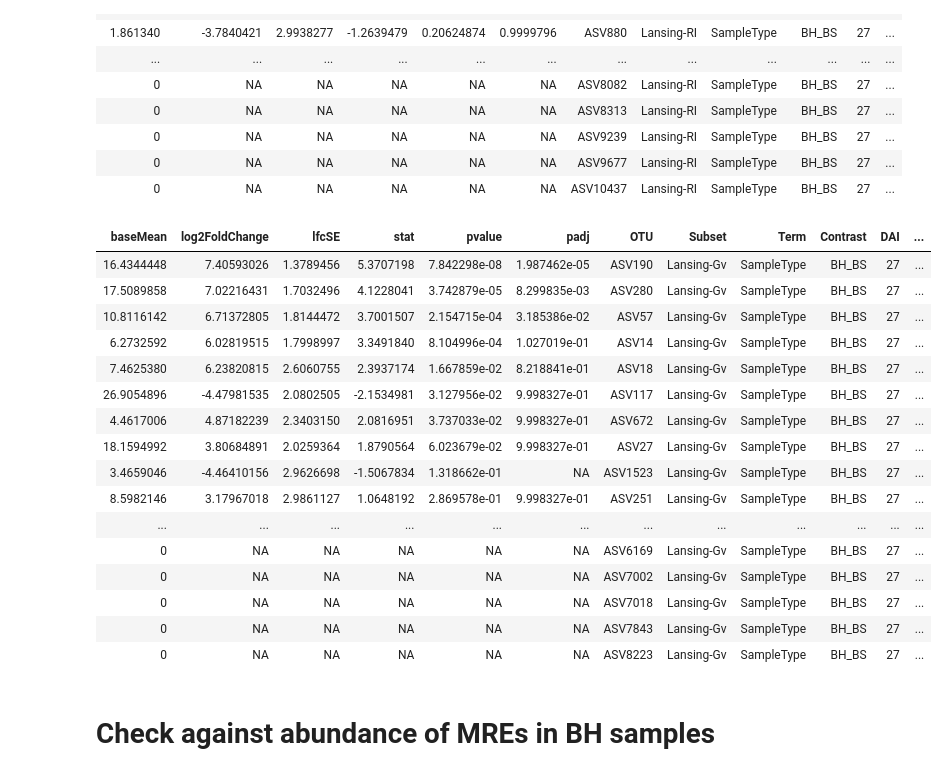
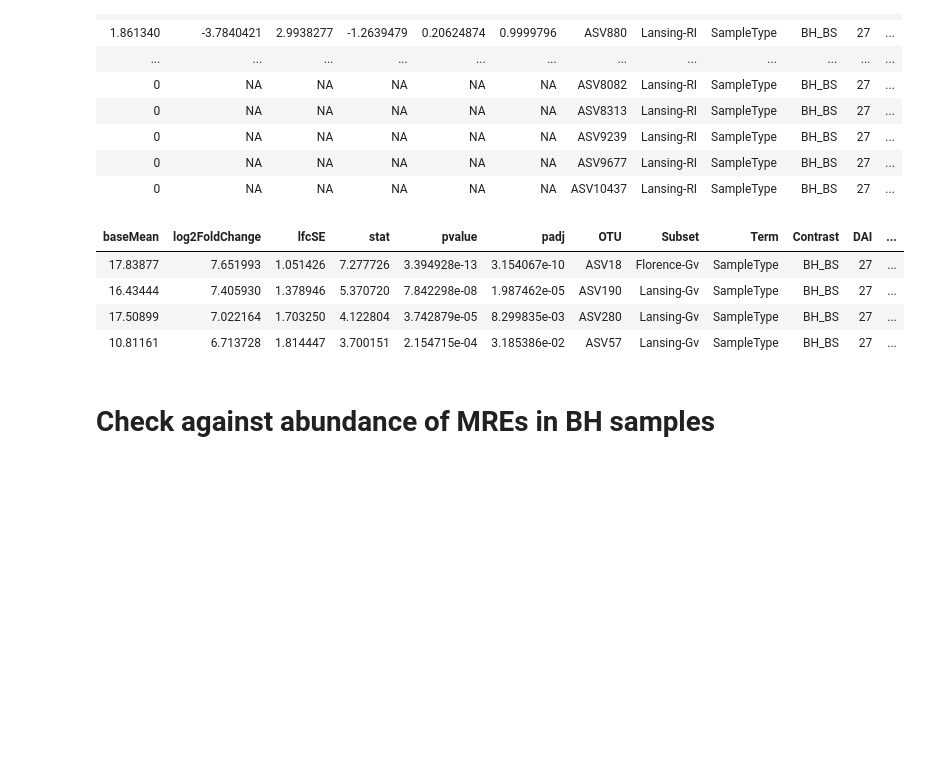
Before and after one commit to bdemmett/Hyphosphere, a Jupyter notebook: notebooks/MiSeqRuns/8-3EXP_DESeq2.ipynb, the cells around one changed output. Saved outputs shown, nothing was run; the diff lists cells and outputs as text; code cells hidden in the pictures; blank space fills up the shorter version.

```diff
--- a/notebooks/MiSeqRuns/8-3EXP_DESeq2.ipynb
+++ b/notebooks/MiSeqRuns/8-3EXP_DESeq2.ipynb
@@ -708,0 +822,27 @@ write.table(out, file = outfile, row.names = FALSE, sep = '\t')
+# %%
+sample_data(tmp)$SoilxFungus = paste(sample_data(tmp)$Soil, sample_data(tmp)$Fungus, sep = '-')
+sample_data(tmp)$Rep = factor(sample_data(tmp)$Rep)
+sample_data(tmp)$DAI = factor(sample_data(tmp)$DAI)
+df.l2fc = NULL
+
+SoilFungusList = c("Lansing-Gv", "Lansing-RI", "Florence-Gv")
+
+
+
+
+
+
+    phy = subset_samples(tmp, SoilxFungus == "Lansing-RI")
+                numerator = "HP"
+                denom<- "HN"
+                print(paste(numerator, denom, sep = "_"))
+                #make DESeq object
+                diagdds = phyloseq_to_deseq2(phy, ~ Rep + Treatment)
+                diagdds = DESeq(diagdds, fitType="local", parallel = TRUE)
+#               for (k in (j+1):length(GenoList)) { # k = index of 2nd genotype
+#                 geno2<-GenoList[k]
+#               #  print(paste0(geno1,".",geno2)) # debugging line to make sure all pairwise comparisons are represented
+           # get log2 fold change between this pair of genotypes
+              r =  results(diagdds,contrast=c('Treatment',numerator,denom),parallel=TRUE, independentFiltering = TRUE)
+rdf = r %>% as.data.frame %>%
+                    mutate(OTU=row.names(.),Subset = i, SampleType = "CH", Term='Treatment',Contrast=paste0(numerator,'_',denom))
@@ -1616,26 +1790,14 @@ df.l2fc.Exp2 %>%
 | 0 | NA | NA | NA | NA | NA | ASV10437 | Lansing-RI | SampleType | BH_BS | 27 | ... |
 # %%
 df.l2fc.Exp2 %>%
-    filter(Contrast == "BH_BS" & OTU %in% GvASVs & Subset %in% c("Lansing-Gv")) %>%
+    filter(Contrast == "BH_BS" & OTU %in% GvASVs & padj < 0.05 & log2FoldChange > 0) %>%
     arrange(pvalue)
 # %% [output]
 | baseMean | log2FoldChange | lfcSE | stat | pvalue | padj | OTU | Subset | Term | Contrast | DAI | ... |
-| 16.4344448 | 7.40593026 | 1.3789456 | 5.3707198 | 7.842298e-08 | 1.987462e-05 | ASV190 | Lansing-Gv | SampleType | BH_BS | 27 | ... |
-| 17.5089858 | 7.02216431 | 1.7032496 | 4.1228041 | 3.742879e-05 | 8.299835e-03 | ASV280 | Lansing-Gv | SampleType | BH_BS | 27 | ... |
-| 10.8116142 | 6.71372805 | 1.8144472 | 3.7001507 | 2.154715e-04 | 3.185386e-02 | ASV57 | Lansing-Gv | SampleType | BH_BS | 27 | ... |
-| 6.2732592 | 6.02819515 | 1.7998997 | 3.3491840 | 8.104996e-04 | 1.027019e-01 | ASV14 | Lansing-Gv | SampleType | BH_BS | 27 | ... |
-| 7.4625380 | 6.23820815 | 2.6060755 | 2.3937174 | 1.667859e-02 | 8.218841e-01 | ASV18 | Lansing-Gv | SampleType | BH_BS | 27 | ... |
-| 26.9054896 | -4.47981535 | 2.0802505 | -2.1534981 | 3.127956e-02 | 9.998327e-01 | ASV117 | Lansing-Gv | SampleType | BH_BS | 27 | ... |
-| 4.4617006 | 4.87182239 | 2.3403150 | 2.0816951 | 3.737033e-02 | 9.998327e-01 | ASV672 | Lansing-Gv | SampleType | BH_BS | 27 | ... |
-| 18.1594992 | 3.80684891 | 2.0259364 | 1.8790564 | 6.023679e-02 | 9.998327e-01 | ASV27 | Lansing-Gv | SampleType | BH_BS | 27 | ... |
-| 3.4659046 | -4.46410156 | 2.9626698 | -1.5067834 | 1.318662e-01 | NA | ASV1523 | Lansing-Gv | SampleType | BH_BS | 27 | ... |
-| 8.5982146 | 3.17967018 | 2.9861127 | 1.0648192 | 2.869578e-01 | 9.998327e-01 | ASV251 | Lansing-Gv | SampleType | BH_BS | 27 | ... |
-| ... | ... | ... | ... | ... | ... | ... | ... | ... | ... | ... | ... |
-| 0 | NA | NA | NA | NA | NA | ASV6169 | Lansing-Gv | SampleType | BH_BS | 27 | ... |
-| 0 | NA | NA | NA | NA | NA | ASV7002 | Lansing-Gv | SampleType | BH_BS | 27 | ... |
-| 0 | NA | NA | NA | NA | NA | ASV7018 | Lansing-Gv | SampleType | BH_BS | 27 | ... |
-| 0 | NA | NA | NA | NA | NA | ASV7843 | Lansing-Gv | SampleType | BH_BS | 27 | ... |
-| 0 | NA | NA | NA | NA | NA | ASV8223 | Lansing-Gv | SampleType | BH_BS | 27 | ... |
+| 17.83877 | 7.651993 | 1.051426 | 7.277726 | 3.394928e-13 | 3.154067e-10 | ASV18 | Florence-Gv | SampleType | BH_BS | 27 | ... |
+| 16.43444 | 7.405930 | 1.378946 | 5.370720 | 7.842298e-08 | 1.987462e-05 | ASV190 | Lansing-Gv | SampleType | BH_BS | 27 | ... |
+| 17.50899 | 7.022164 | 1.703250 | 4.122804 | 3.742879e-05 | 8.299835e-03 | ASV280 | Lansing-Gv | SampleType | BH_BS | 27 | ... |
+| 10.81161 | 6.713728 | 1.814447 | 3.700151 | 2.154715e-04 | 3.185386e-02 | ASV57 | Lansing-Gv | SampleType | BH_BS | 27 | ... |
 # %% [markdown]
 # Check against abundance of MREs in BH samples
 # %% [markdown]
```
Also changed, not shown: parts of 29 cells of this notebook, 1 other file.
